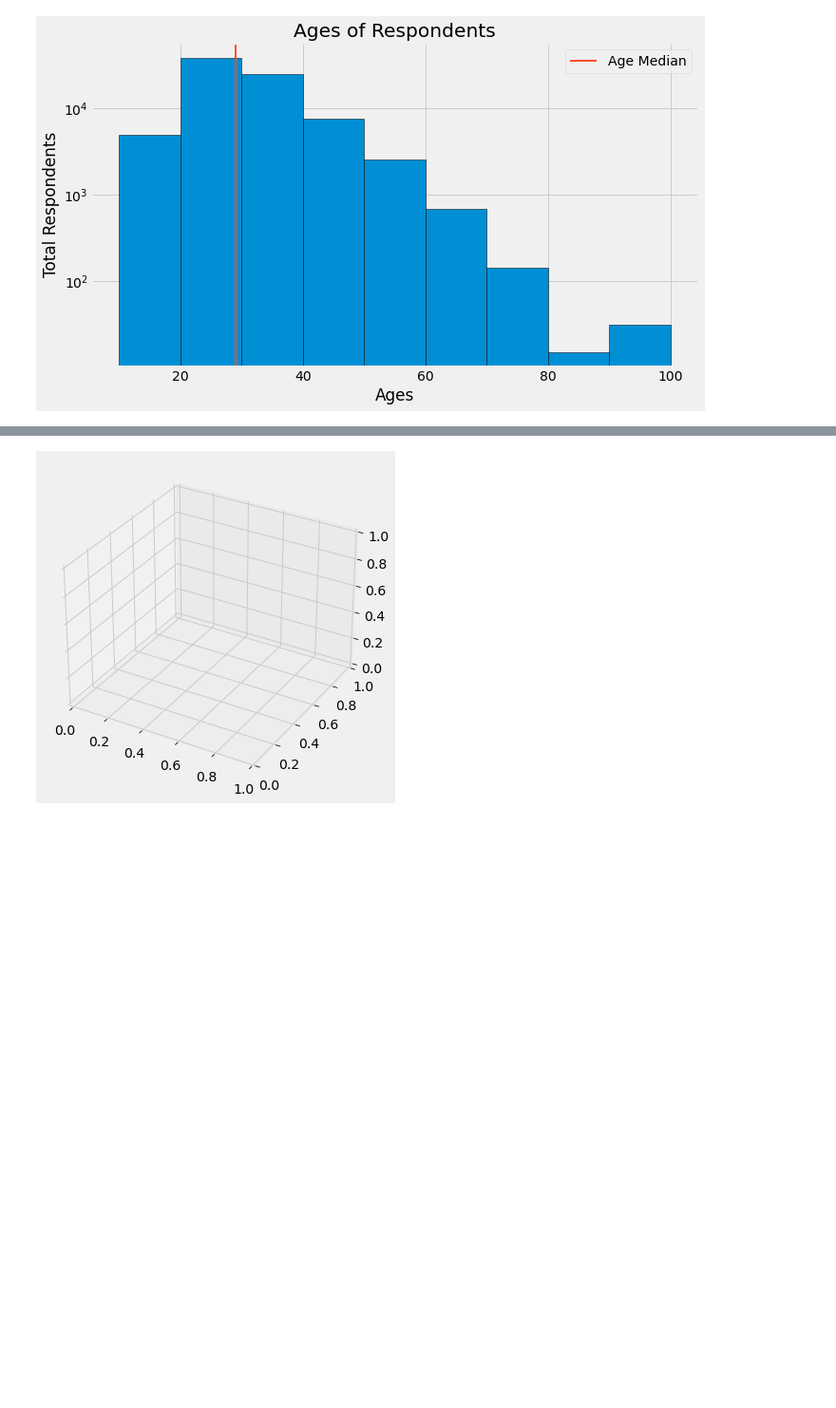
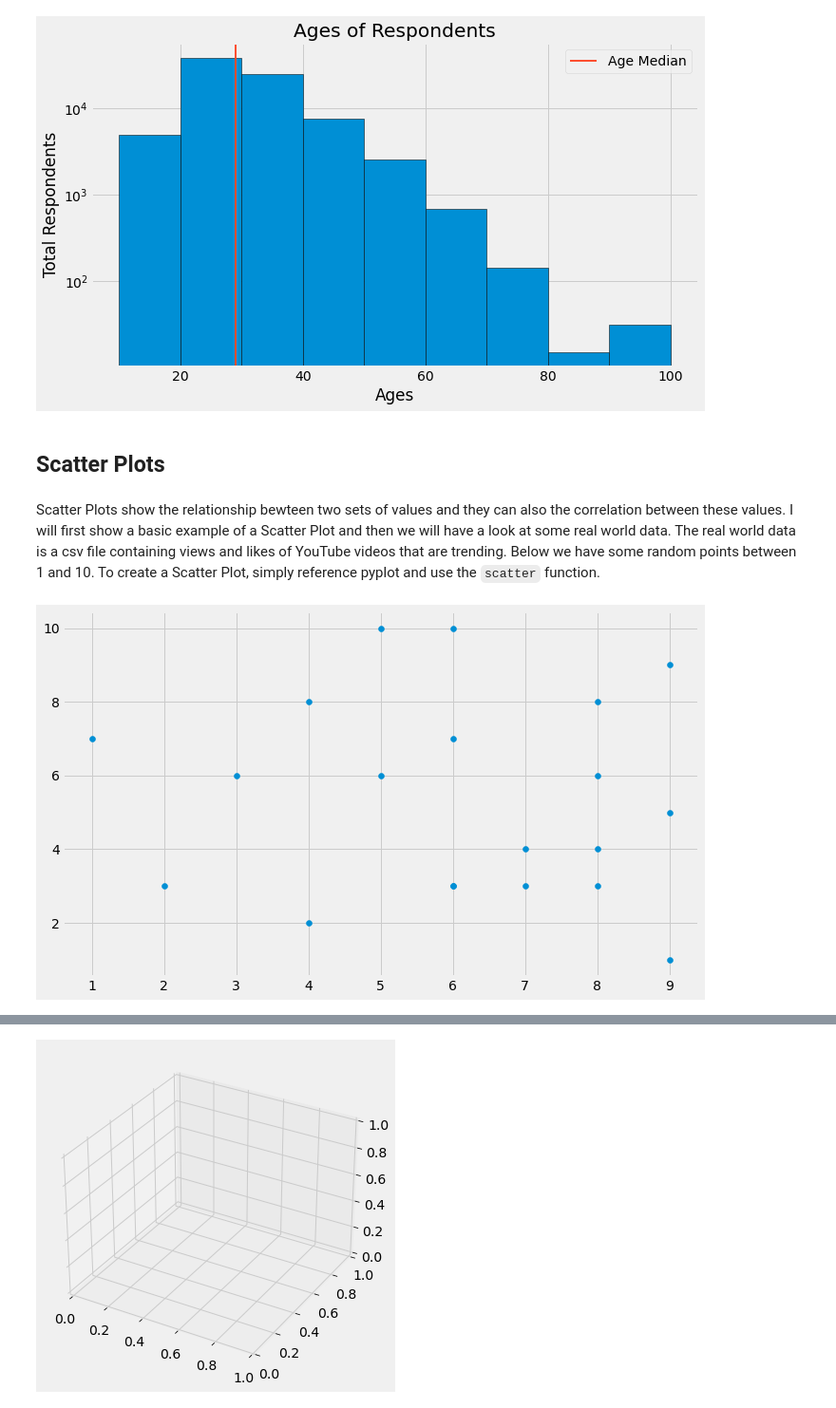
Before and after one commit to Cormac88/Fundamentals-of-Data-Analysis, a Jupyter notebook: pyplot.ipynb, the cells around one changed output, grey strips where cells are left out. Shown at 95% size. Drawn from its saved outputs; the diff is of its cells as text; code cells hidden in the pictures; blank space fills up the shorter version.

Commit message:
Worked on pyplot.ipynb. Updated the referenced. Added to the section 'Scatter Plots'. Added a new section 'Box Plots'. Added some files to the 'data' and 'img' folders.

```diff
--- a/pyplot.ipynb
+++ b/pyplot.ipynb
@@ -606,3 +606,16 @@ plt.ylabel('Total Respondents')
 plt.tight_layout()
 # %% [output]
 [figure]
+# %% [markdown]
+## Scatter Plots
+# %% [markdown]
+Scatter Plots show the relationship bewteen two sets of values and they can also the correlation between these values. I will first show a basic example of a Scatter Plot and then we will have a look at some real world data. The real world data is a csv file containing views and likes of YouTube videos that are trending. Below we have some random points between 1 and 10. To create a Scatter Plot, simply reference pyplot and use the `scatter` function.
+# %%
+x = rng.integers(1, 11, size = 20)
+y = rng.integers(1, 11, size = 20)
+
+plt.scatter(x, y) # Pass x and y as the arguments
+
+plt.tight_layout()
+# %% [output]
+[figure, added]
```
Also changed, not shown: parts of 45 cells of this notebook, 3 other files.
